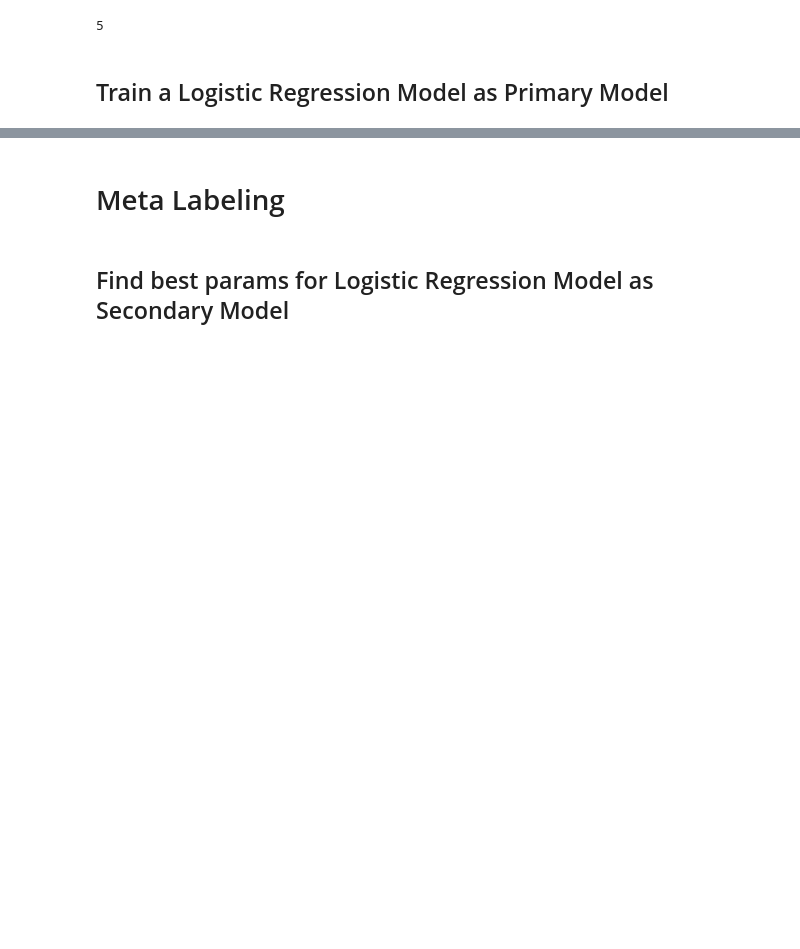
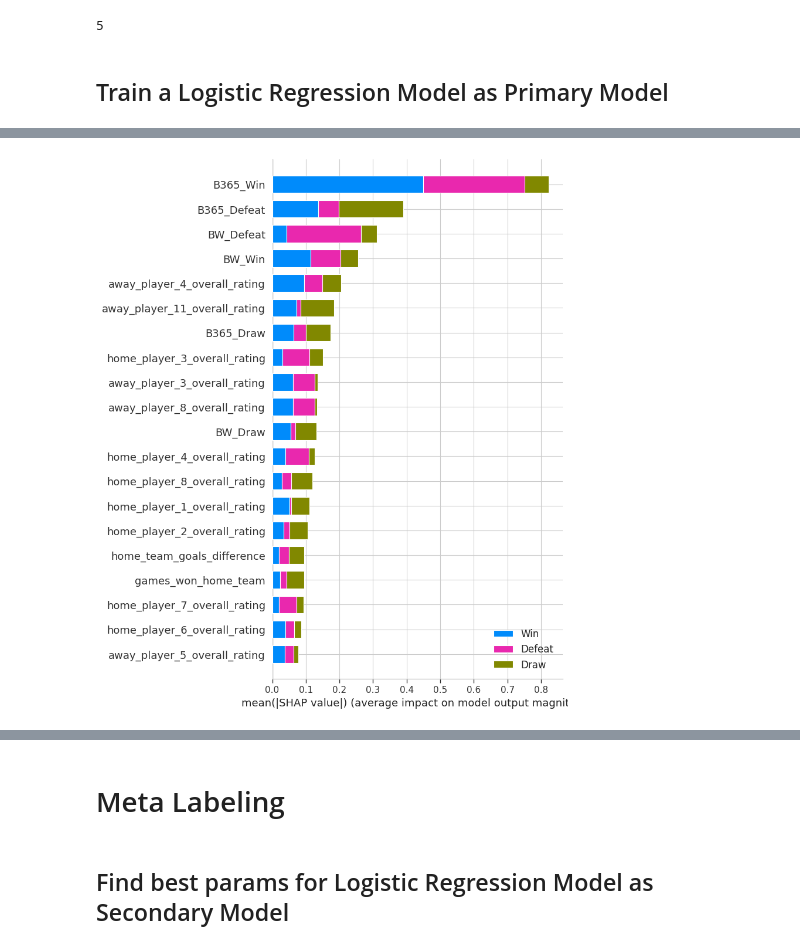
Before and after one commit to leolabla/MetaLabelingSportsPrediction, a Jupyter notebook: Modeling(2)(1).ipynb, the cells around one changed output, grey strips where cells are left out. Saved outputs shown, nothing was run; the diff lists cells and outputs as text; code cells hidden in the pictures; blank space fills up the shorter version.

Commit message:
SHAP

```diff
--- a/Modeling(2)(1).ipynb
+++ b/Modeling(2)(1).ipynb
@@ -1025,0 +1024,10 @@ Score of LogisticRegression for test set: 0.5240.
+# %%
+import shap
+
+explainer = shap.Explainer(clf, X_train.astype(float))
+
+shap_values = explainer(X_test.astype(float))
+
+shap.summary_plot(shap_values, X_test, plot_type="bar", class_names=['Defeat', 'Draw', 'Win'])
+# %% [output]
+[figure, added]
```
Also changed, not shown: parts of 14 cells of this notebook, 1 other file.
